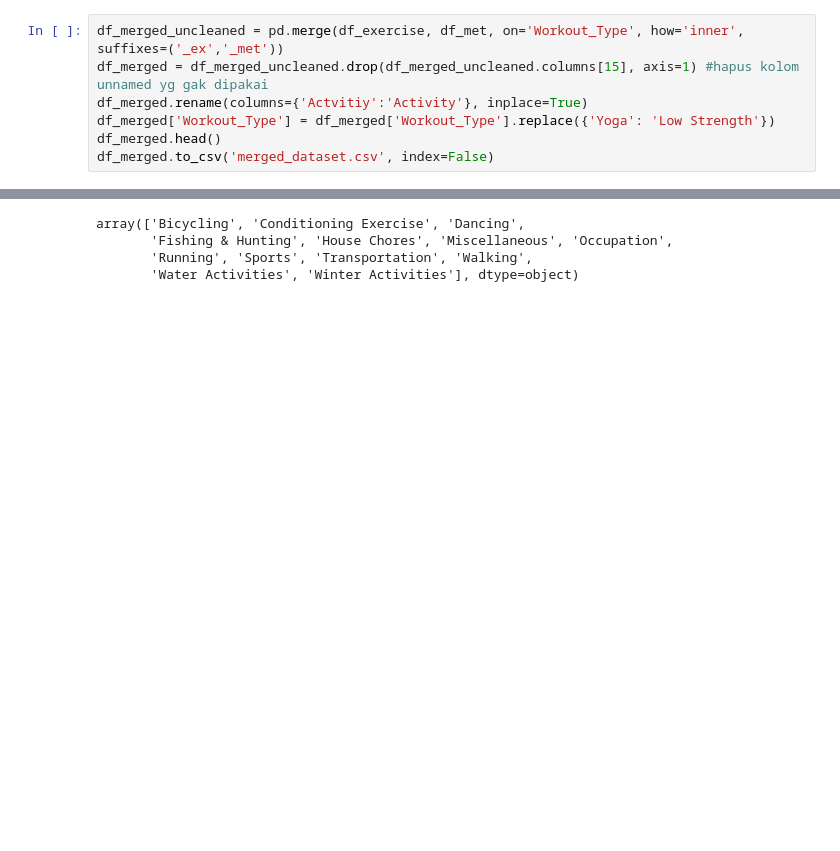
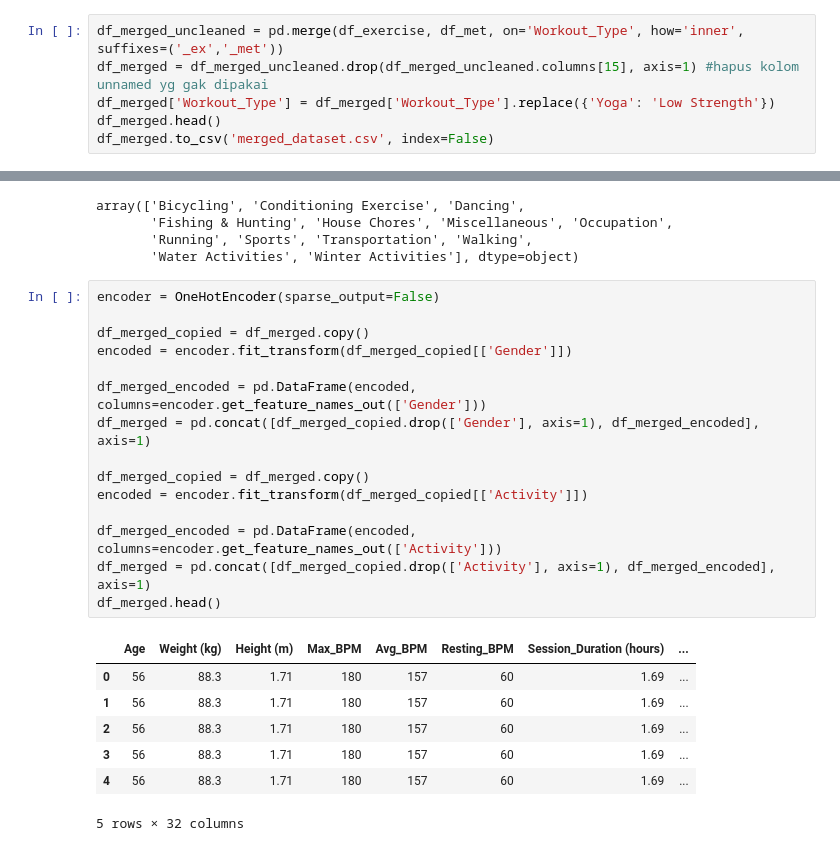
Before and after one commit to Inggrieda/IF3211_Tugas-Besar_Respirasi-Sel-Produksi-ATP, a Jupyter notebook: apps/model/model.ipynb, the cells around one changed output, grey strips where cells are left out. Drawn from its saved outputs; the diff is of its cells as text; blank space fills up the shorter version.

```diff
--- a/apps/model/model.ipynb
+++ b/apps/model/model.ipynb
@@ -79,7 +81,6 @@ df_met['Activity'] = df_met['Activity'].replace({'Home Activities' : 'House Chor
 # %%
 df_merged_uncleaned = pd.merge(df_exercise, df_met, on='Workout_Type', how='inner', suffixes=('_ex','_met'))
 df_merged = df_merged_uncleaned.drop(df_merged_uncleaned.columns[15], axis=1) #hapus kolom unnamed yg gak dipakai
-df_merged.rename(columns={'Actvitiy':'Activity'}, inplace=True)
 df_merged['Workout_Type'] = df_merged['Workout_Type'].replace({'Yoga': 'Low Strength'})
 df_merged.head()
 df_merged.to_csv('merged_dataset.csv', index=False)
@@ -232,3 +233,26 @@ array(['Bicycling', 'Conditioning Exercise', 'Dancing',
        'Fishing & Hunting', 'House Chores', 'Miscellaneous', 'Occupation',
        'Running', 'Sports', 'Transportation', 'Walking',
        'Water Activities', 'Winter Activities'], dtype=object)
+# %%
+encoder = OneHotEncoder(sparse_output=False)
+
+df_merged_copied = df_merged.copy()
+encoded = encoder.fit_transform(df_merged_copied[['Gender']])
+
+df_merged_encoded = pd.DataFrame(encoded, columns=encoder.get_feature_names_out(['Gender']))
+df_merged = pd.concat([df_merged_copied.drop(['Gender'], axis=1), df_merged_encoded], axis=1)
+
+df_merged_copied = df_merged.copy()
+encoded = encoder.fit_transform(df_merged_copied[['Activity']])
+
+df_merged_encoded = pd.DataFrame(encoded, columns=encoder.get_feature_names_out(['Activity']))
+df_merged = pd.concat([df_merged_copied.drop(['Activity'], axis=1), df_merged_encoded], axis=1)
+df_merged.head()
+# %% [output]
+|  | Age | Weight (kg) | Height (m) | Max_BPM | Avg_BPM | Resting_BPM | Session_Duration (hours) | ... |
+| 0 | 56 | 88.3 | 1.71 | 180 | 157 | 60 | 1.69 | ... |
+| 1 | 56 | 88.3 | 1.71 | 180 | 157 | 60 | 1.69 | ... |
+| 2 | 56 | 88.3 | 1.71 | 180 | 157 | 60 | 1.69 | ... |
+| 3 | 56 | 88.3 | 1.71 | 180 | 157 | 60 | 1.69 | ... |
+| 4 | 56 | 88.3 | 1.71 | 180 | 157 | 60 | 1.69 | ... |
+5 rows × 32 columns
```
Also changed, not shown: parts of 4 cells of this notebook.
